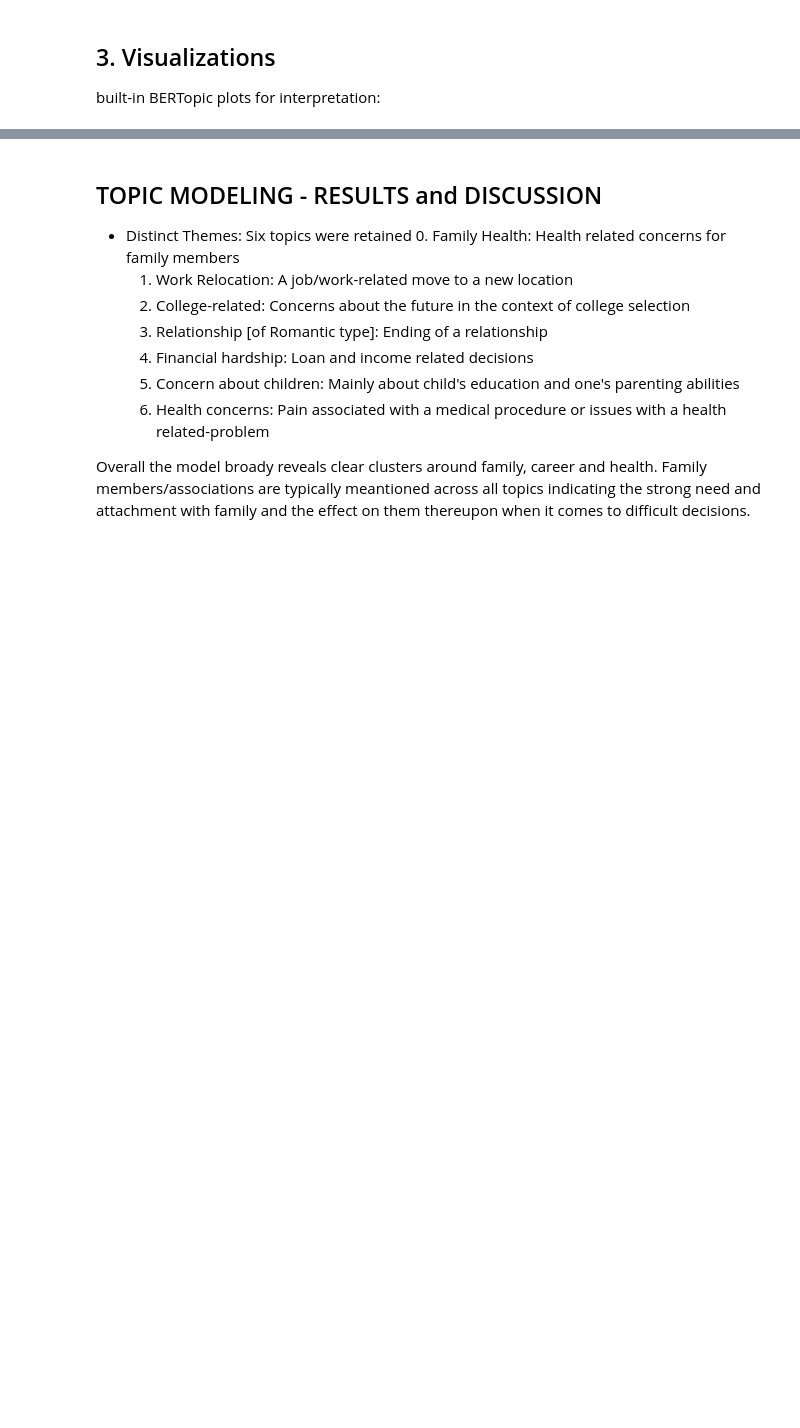
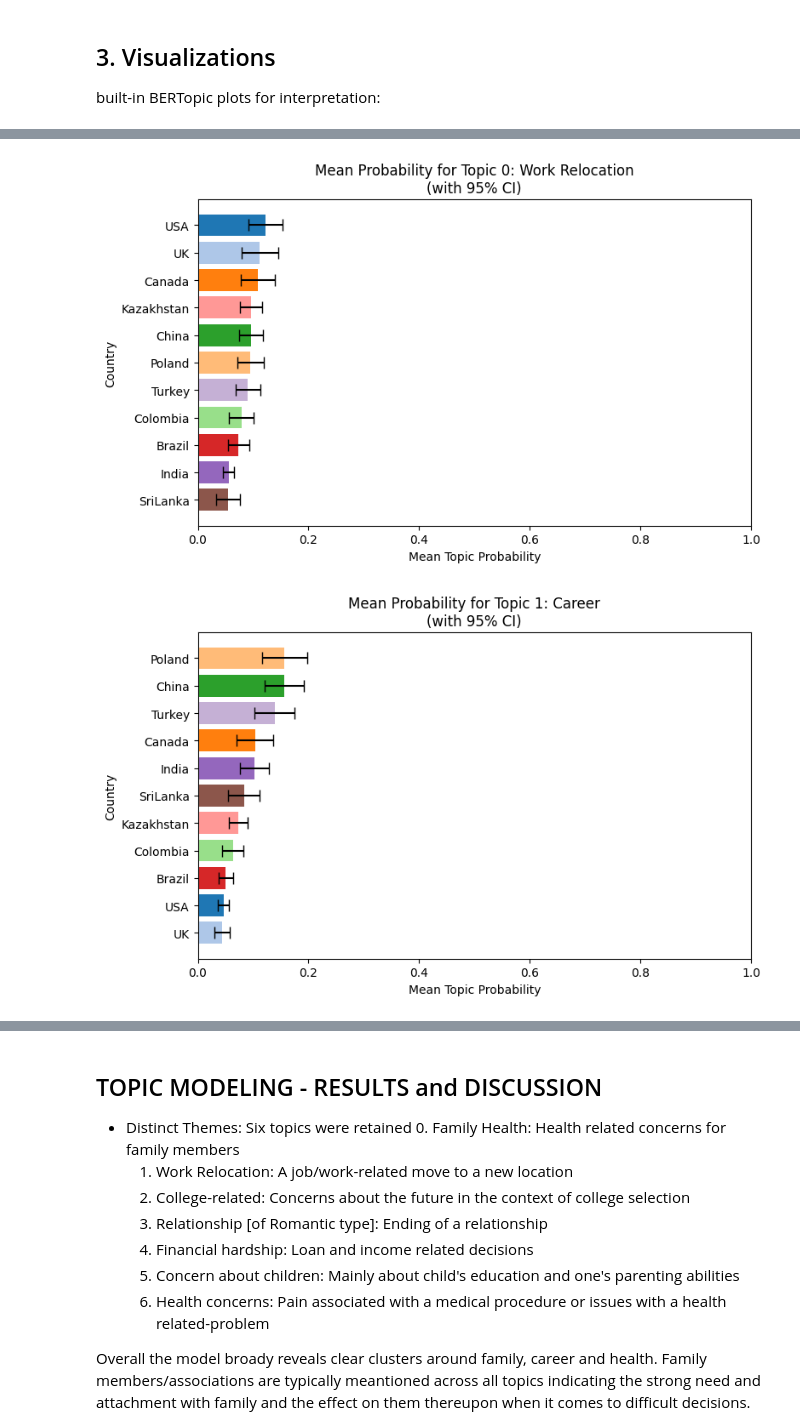
Before and after one commit to vvader24/WJC, a Jupyter notebook: Vinita/Study1_final.ipynb, the cells around one changed output, grey strips where cells are left out. Cells and saved outputs as stored; diff of their text form; code cells hidden in the pictures; blank space fills up the shorter version.

```diff
--- a/Vinita/Study1_final.ipynb
+++ b/Vinita/Study1_final.ipynb
@@ -958,0 +1076,56 @@ fig5.show()
+# %%
+import numpy as np
+import pandas as pd
+import matplotlib.pyplot as plt
+
+# --- Prepare topic probability columns for plotting ---
+
+# Get number of topics (excluding outlier -1)
+n_topics = topic_info[topic_info['Topic'] != -1].shape[0]
+
+# If merged_df does not have topic probability columns, add them from `probs`
+for t in range(n_topics):
+    colname = f"topic_prob_{t}"
+    if colname not in merged_df.columns:
+        merged_df[colname] = np.nan
+        valid_idx = merged_df["Open_Q1_Q4_clean"].notna()
+        merged_df.loc[valid_idx, colname] = probs[:, t]
+
+# --- Topic labels as provided in cell 40 ---
+topic_labels = [
+    "Work Relocation",        # 0
+    "Career",                 # 1
+    "Health Concern",         # 2
+    "Marital Separation-related",  # 3
+    "Finance-related",        # 4
+    "Relationship separation",# 5
+    "Child education"         # 6
+]
+
+countries = merged_df['country'].unique()
+colors = plt.cm.tab20.colors
+country_color_map = {country: colors[i % len(colors)] for i, country in enumerate(countries)}
+
+for t in range(n_topics):
+    colname = f"topic_prob_{t}"
+    # Use label from topic_labels if available, else fallback
+    topic_label = topic_labels[t] if t < len(topic_labels) else f"Topic {t}"
+    stats = merged_df.groupby('country')[colname].agg(['mean', 'sem']).dropna()
+    stats = stats.sort_values('mean', ascending=False)
+    means = stats['mean']
+    sems = stats['sem']
+    cis = 1.96 * sems  # 95% CI
+
+    plt.figure(figsize=(8, 5))
+    bar_colors = [country_color_map[country] for country in means.index]
+    plt.barh(means.index, means, xerr=cis, color=bar_colors, capsize=5)
+    plt.gca().invert_yaxis()
+    plt.title(f"Mean Probability for Topic {t}: {topic_label}\n(with 95% CI)")
+    plt.xlabel("Mean Topic Probability")
+    plt.ylabel("Country")
+    plt.xlim(0, 1)
+    plt.tight_layout()
+    plt.show()
+# %% [output]
+[figure, added]
+[figure, added]
```
Also changed, not shown: parts of 7 cells of this notebook.
